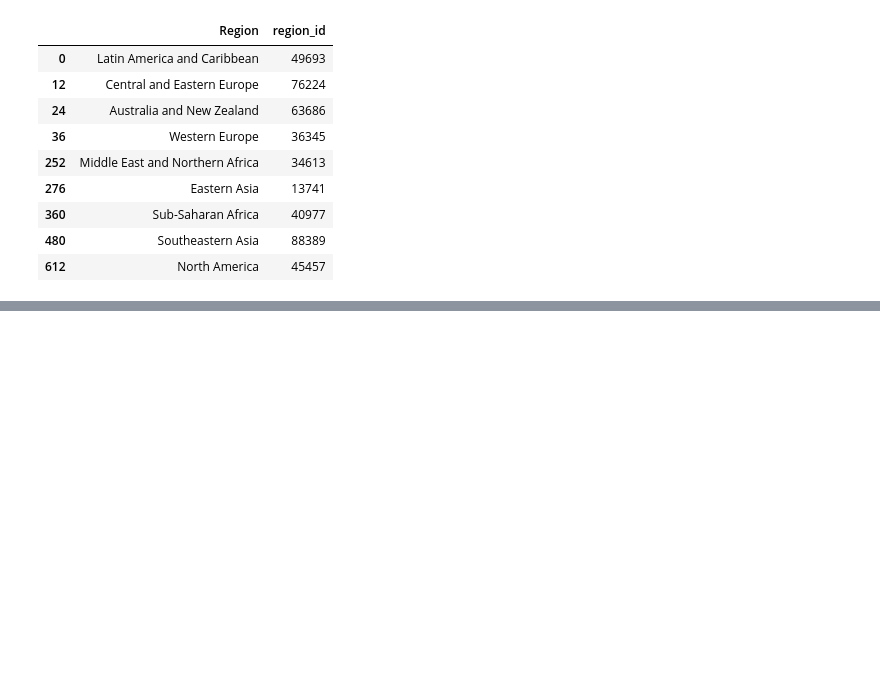
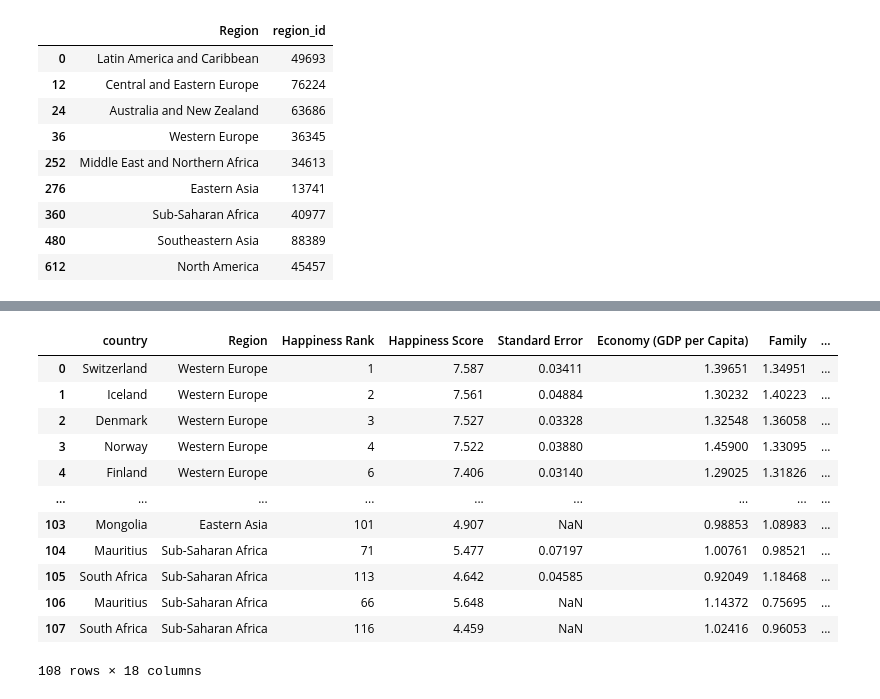
Before and after one commit to lake-walker/ETL-project, a Jupyter notebook: data_cleaning.ipynb, the cells around one changed output, grey strips where cells are left out. Drawn from its saved outputs; the diff is of its cells as text; code cells hidden in the pictures; blank space fills up the shorter version.

```diff
--- a/Untitled.ipynb
+++ b/data_cleaning.ipynb
@@ -281,0 +353,34 @@ See the caveats in the documentation: https://pandas.pydata.org/pandas-docs/stab
+# %%
+# Add in the newly generated keys
+# Start with country ids
+new_happy_data = pd.merge(happy_data, clean_country, on='country')
+
+# Add in year ids
+new_happy_data = pd.merge(new_happy_data, clean_years, on='year')
+
+# Add in sex ids
+# new_happy_data = pd.merge(new_happy_data, clean_sex, on='sex')
+
+# Add in age ids
+# new_sui_data = pd.merge(new_sui_data, clean_age, on='age')
+
+# Add in region ids - no regions in s
+new_happy_data = pd.merge(new_happy_data, clean_region, on='Region')
+
+# Add in generation ids
+# new_sui_data = pd.merge(new_sui_data, clean_generation, on='generation')
+new_happy_data
+# %% [output]
+|  | country | Region | Happiness Rank | Happiness Score | Standard Error | Economy (GDP per Capita) | Family | ... |
+| 0 | Switzerland | Western Europe | 1 | 7.587 | 0.03411 | 1.39651 | 1.34951 | ... |
+| 1 | Iceland | Western Europe | 2 | 7.561 | 0.04884 | 1.30232 | 1.40223 | ... |
+| 2 | Denmark | Western Europe | 3 | 7.527 | 0.03328 | 1.32548 | 1.36058 | ... |
+| 3 | Norway | Western Europe | 4 | 7.522 | 0.03880 | 1.45900 | 1.33095 | ... |
+| 4 | Finland | Western Europe | 6 | 7.406 | 0.03140 | 1.29025 | 1.31826 | ... |
+| ... | ... | ... | ... | ... | ... | ... | ... | ... |
+| 103 | Mongolia | Eastern Asia | 101 | 4.907 | NaN | 0.98853 | 1.08983 | ... |
+| 104 | Mauritius | Sub-Saharan Africa | 71 | 5.477 | 0.07197 | 1.00761 | 0.98521 | ... |
+| 105 | South Africa | Sub-Saharan Africa | 113 | 4.642 | 0.04585 | 0.92049 | 1.18468 | ... |
+| 106 | Mauritius | Sub-Saharan Africa | 66 | 5.648 | NaN | 1.14372 | 0.75695 | ... |
+| 107 | South Africa | Sub-Saharan Africa | 116 | 4.459 | NaN | 1.02416 | 0.96053 | ... |
+108 rows × 18 columns
```
Also changed, not shown: parts of 3 cells of this notebook.
